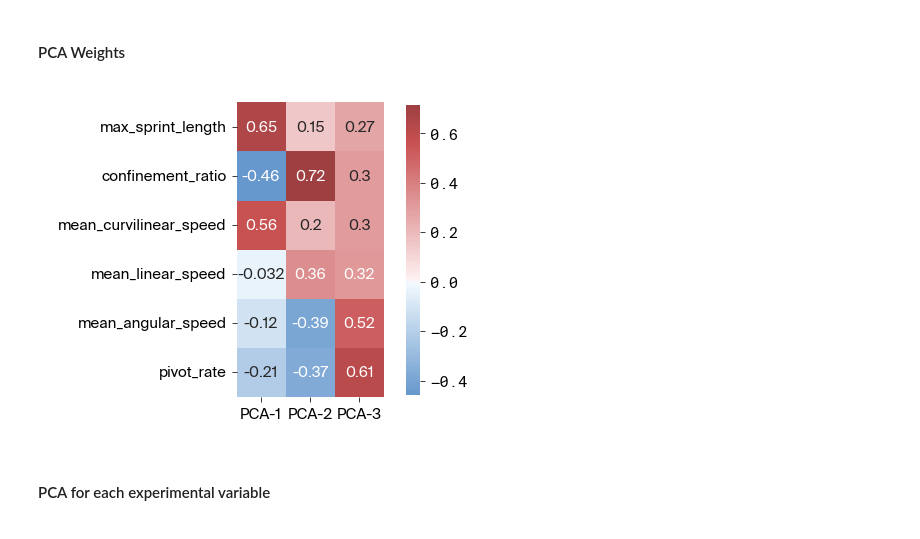
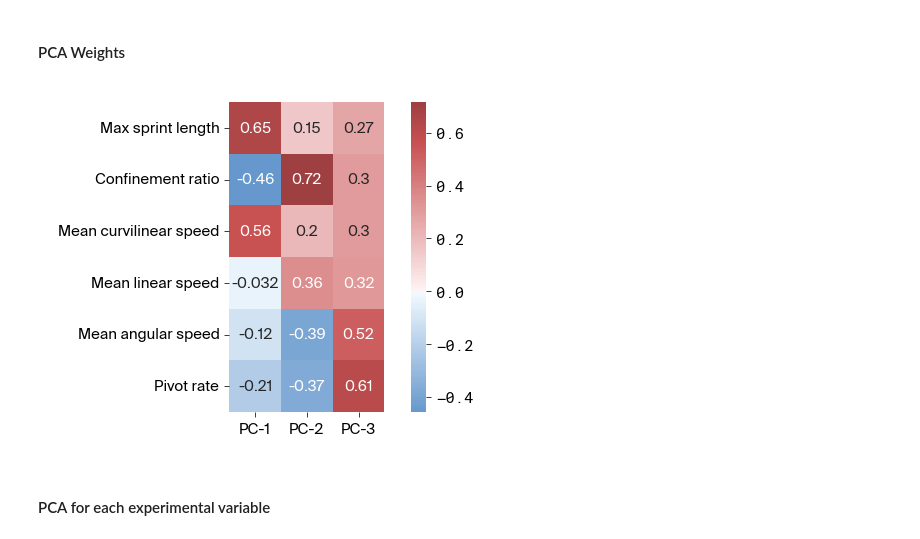
Before and after one commit to Arcadia-Science/2024-unicellular-tracking, a Jupyter notebook: notebooks/5_pca-of-motility-features.ipynb, the cells around one changed output. Drawn from its saved outputs; the diff is of its cells as text; code cells hidden in the pictures.

```diff
--- a/notebooks/5_pca-of-motility-features.ipynb
+++ b/notebooks/5_pca-of-motility-features.ipynb
@@ -69,14 +69,14 @@ motility_metrics_dataframe.drop("slide_ID", axis=1).groupby("experiment_ID").hea
 #### Define experimental variables and motility metrics
 # %%
 # set metrics
-metrics_subset = [
-    "max_sprint_length",
-    "confinement_ratio",
-    "mean_curvilinear_speed",
-    "mean_linear_speed",
-    "mean_angular_speed",
-    "pivot_rate",
-]
+metrics_subset = {
+    "max_sprint_length": "Max sprint length",
+    "confinement_ratio": "Confinement ratio",
+    "mean_curvilinear_speed": "Mean curvilinear speed",
+    "mean_linear_speed": "Mean linear speed",
+    "mean_angular_speed": "Mean angular speed",
+    "pivot_rate": "Pivot rate",
+}
 
 # set experimental variables
 experimental_variables = [
@@ -98,11 +98,12 @@ Choose the number of components that captures 95% of the variance.
 # %%
 # min-max normalization
 minmax_range = (
-    motility_metrics_dataframe[metrics_subset].max()
-    - motility_metrics_dataframe[metrics_subset].min()
+    motility_metrics_dataframe[metrics_subset.keys()].max()
+    - motility_metrics_dataframe[metrics_subset.keys()].min()
 )
 motility_metrics_normalized = (
-    motility_metrics_dataframe[metrics_subset] - motility_metrics_dataframe[metrics_subset].min()
+    motility_metrics_dataframe[metrics_subset.keys()]
+    - motility_metrics_dataframe[metrics_subset.keys()].min()
 ) / minmax_range
 
 # cumulative explained variance
@@ -140,31 +142,30 @@ for i in range(num_pca_components):
 # %%
 cmap = apc.gradients.red_blue.reverse().to_mpl_cmap()
 
 # create figure
-figsize = apc.mpl.get_figure_dimensions("half_square")
+figsize = apc.mpl.get_figure_dimensions("float_wide")
 fig, ax = plt.subplots(figsize=figsize, layout="constrained")
 
 # create heatmap
 ax = sns.heatmap(
     pca.components_.T,
     cmap=cmap,
-    xticklabels=[f"PCA-{i}" for i in range(1, pca.n_components_ + 1)],
-    yticklabels=metrics_subset,
+    xticklabels=[f"PC-{i}" for i in range(1, pca.n_components_ + 1)],
+    yticklabels=metrics_subset.values(),
     annot=True,
     square=True,
     cbar=True,
-    cbar_kws={"shrink": 0.7, "pad": 0.15},
     center=0,
     ax=ax,
 )
 
 # figure aesthetics
 apc.mpl.style_plot(colorbar_exists=True)
 
 # save figure
 apc.mpl.save_figure("../results/figure-7A.svg")
 # %% [output]
-[figure, old version]
+[figure, new version]
 # %% [markdown]
 #### PCA for each experimental variable
 # %%
```
Also changed, not shown: parts of 1 cell of this notebook, 13 other files.
